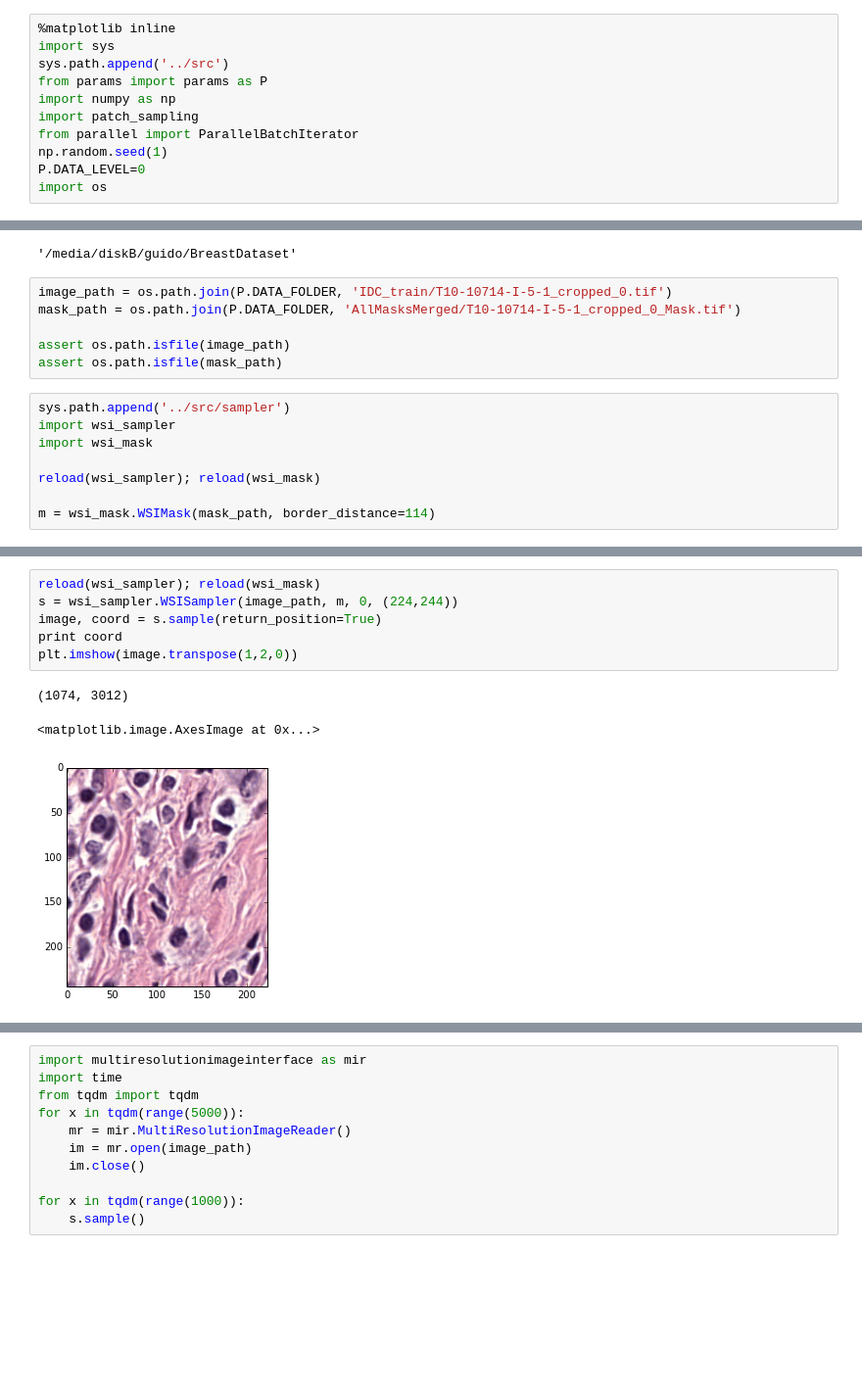
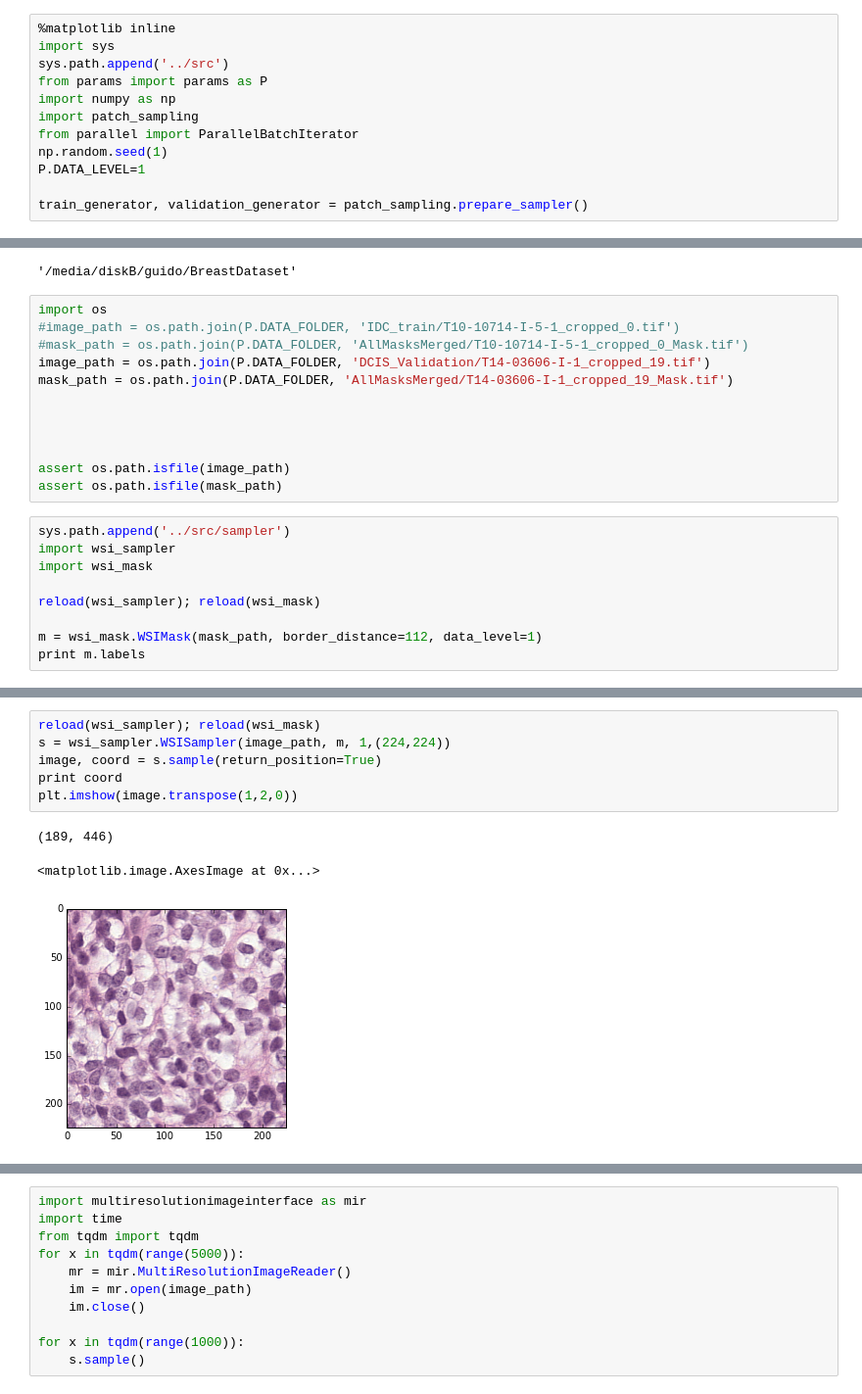
Before and after one commit to gzuidhof/whole-slide-breast-cancer-classification, a Jupyter notebook: notebooks/Custom sampler.ipynb, the cells around one changed output, grey strips where cells are left out. Shown at 98% size. Drawn from its saved outputs; the diff is of its cells as text; blank space fills up the shorter version.

Commit message:
Custom sampler notebooks

```diff
--- a/notebooks/Custom sampler.ipynb
+++ b/notebooks/Custom sampler.ipynb
@@ -7,6 +7,7 @@ import numpy as np
 import patch_sampling
 from parallel import ParallelBatchIterator
 np.random.seed(1)
-P.DATA_LEVEL=0
-import os
+P.DATA_LEVEL=1
+
+train_generator, validation_generator = patch_sampling.prepare_sampler()
 # %% [output]
@@ -17,8 +22,14 @@ P.DATA_FOLDER
 # %% [output]
 '/media/diskB/guido/BreastDataset'
 # %%
-image_path = os.path.join(P.DATA_FOLDER, 'IDC_train/T10-10714-I-5-1_cropped_0.tif')
-mask_path = os.path.join(P.DATA_FOLDER, 'AllMasksMerged/T10-10714-I-5-1_cropped_0_Mask.tif')
+import os
+#image_path = os.path.join(P.DATA_FOLDER, 'IDC_train/T10-10714-I-5-1_cropped_0.tif')
+#mask_path = os.path.join(P.DATA_FOLDER, 'AllMasksMerged/T10-10714-I-5-1_cropped_0_Mask.tif')
+image_path = os.path.join(P.DATA_FOLDER, 'DCIS_Validation/T14-03606-I-1_cropped_19.tif')
+mask_path = os.path.join(P.DATA_FOLDER, 'AllMasksMerged/T14-03606-I-1_cropped_19_Mask.tif')
+
+
+
 
 assert os.path.isfile(image_path)
 assert os.path.isfile(mask_path)
@@ -29,4 +40,5 @@ import wsi_mask
 
 reload(wsi_sampler); reload(wsi_mask)
 
-m = wsi_mask.WSIMask(mask_path, border_distance=114)
+m = wsi_mask.WSIMask(mask_path, border_distance=112, data_level=1)
+print m.labels
@@ -41,13 +57,13 @@ print np.unique(m.image)
 # %%
 reload(wsi_sampler); reload(wsi_mask)
-s = wsi_sampler.WSISampler(image_path, m, 0, (224,244))
+s = wsi_sampler.WSISampler(image_path, m, 1,(224,224))
 image, coord = s.sample(return_position=True)
 print coord
 plt.imshow(image.transpose(1,2,0))
 # %% [output]
-(1074, 3012)
+(189, 446)
 <matplotlib.image.AxesImage at 0x...>
-[figure, old version]
+[figure, new version]
 # %%
 full_image = s.sample_full()
 plt.imshow(full_image.transpose(1,2,0))
```
Also changed, not shown: parts of 7 cells of this notebook, 1 other file.
